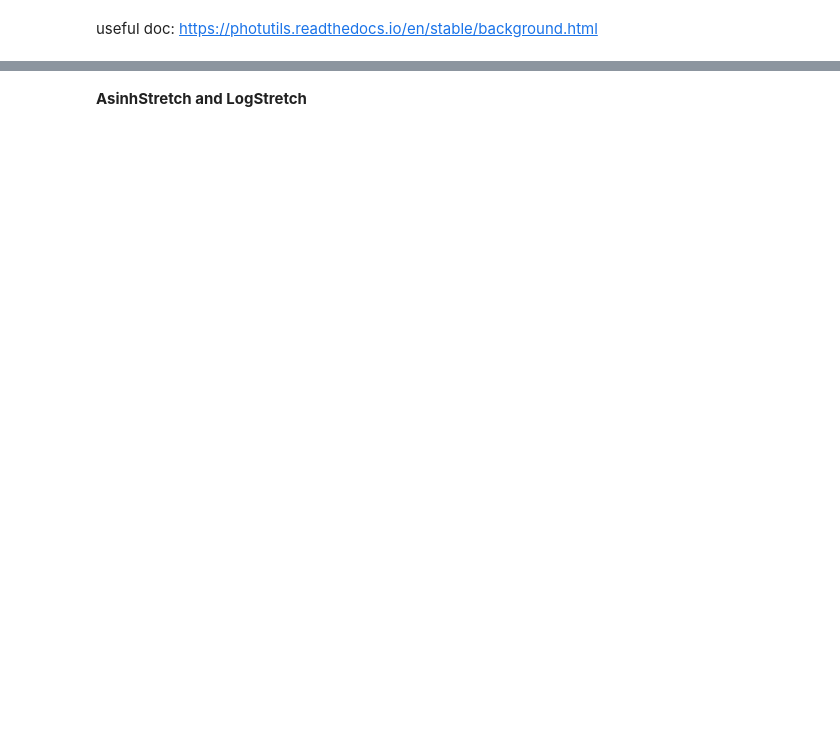
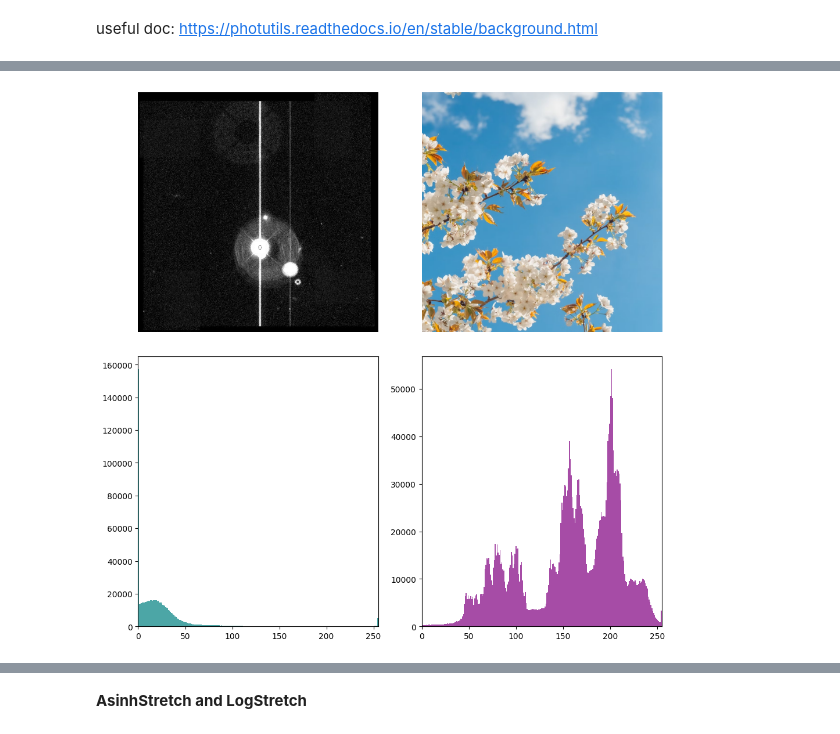
Before and after one commit to ESA-Datalabs/XAMI-model, a Jupyter notebook: _04_OM_images_astronomy.ipynb, the cells around one changed output, grey strips where cells are left out. Drawn from its saved outputs; the diff is of its cells as text; code cells hidden in the pictures; blank space fills up the shorter version.

```diff
--- a/_04_OM_images_astronomy.ipynb
+++ b/_04_OM_images_astronomy.ipynb
@@ -29,3 +121,5 @@ data = cv2.cvtColor(image, cv2.COLOR_BGR2RGB)
 
 data_2D = np.dot(data[..., :3], [0.21, 0.72, 0.07])
 usual_data_2D = np.dot(usual_data[..., :3], [0.21, 0.72, 0.07])
+
+usual_data = cv2.resize(usual_data, (512, 512), interpolation=cv2.INTER_LINEAR)
@@ -35,0 +126,27 @@ plt.close()
+# %%
+import matplotlib.pyplot as plt
+import numpy as np
+from scipy.stats import skew, kurtosis
+
+fig, axs = plt.subplots(2, 2, figsize=(10, 10))
+
+axs[0, 0].imshow(data, cmap='gray')
+# axs[0, 0].set_title(f"Image 1 Stats\nmean: {stats1['mean']:.2f}, median: {stats1['median']:.2f}, "
+#                      f"bi_loc: {stats1['bi_loc']:.2f}, std: {stats1['std']:.2f}")
+axs[0, 0].axis('off')
+
+axs[1, 0].hist(data.ravel(), bins=256, color='teal', alpha=0.7)
+axs[1, 0].set_xlim([np.min(data), np.max(data)])
+
+axs[0, 1].imshow(usual_data, cmap='gray')
+# axs[0, 1].set_title(f"Image 2 Stats\nmean: {stats2['mean']:.2f}, median: {stats2['median']:.2f}, "
+#                      f"bi_loc: {stats2['bi_loc']:.2f}, std: {stats2['std']:.2f}")
+axs[0, 1].axis('off')
+
+axs[1, 1].hist(usual_data.ravel(), bins=256, color='purple', alpha=0.7)
+axs[1, 1].set_xlim([np.min(usual_data), np.max(usual_data)])
+
+plt.tight_layout()
+plt.show()
+# %% [output]
+[figure, added]
```
Also changed, not shown: parts of 18 cells of this notebook, 2 other files.
